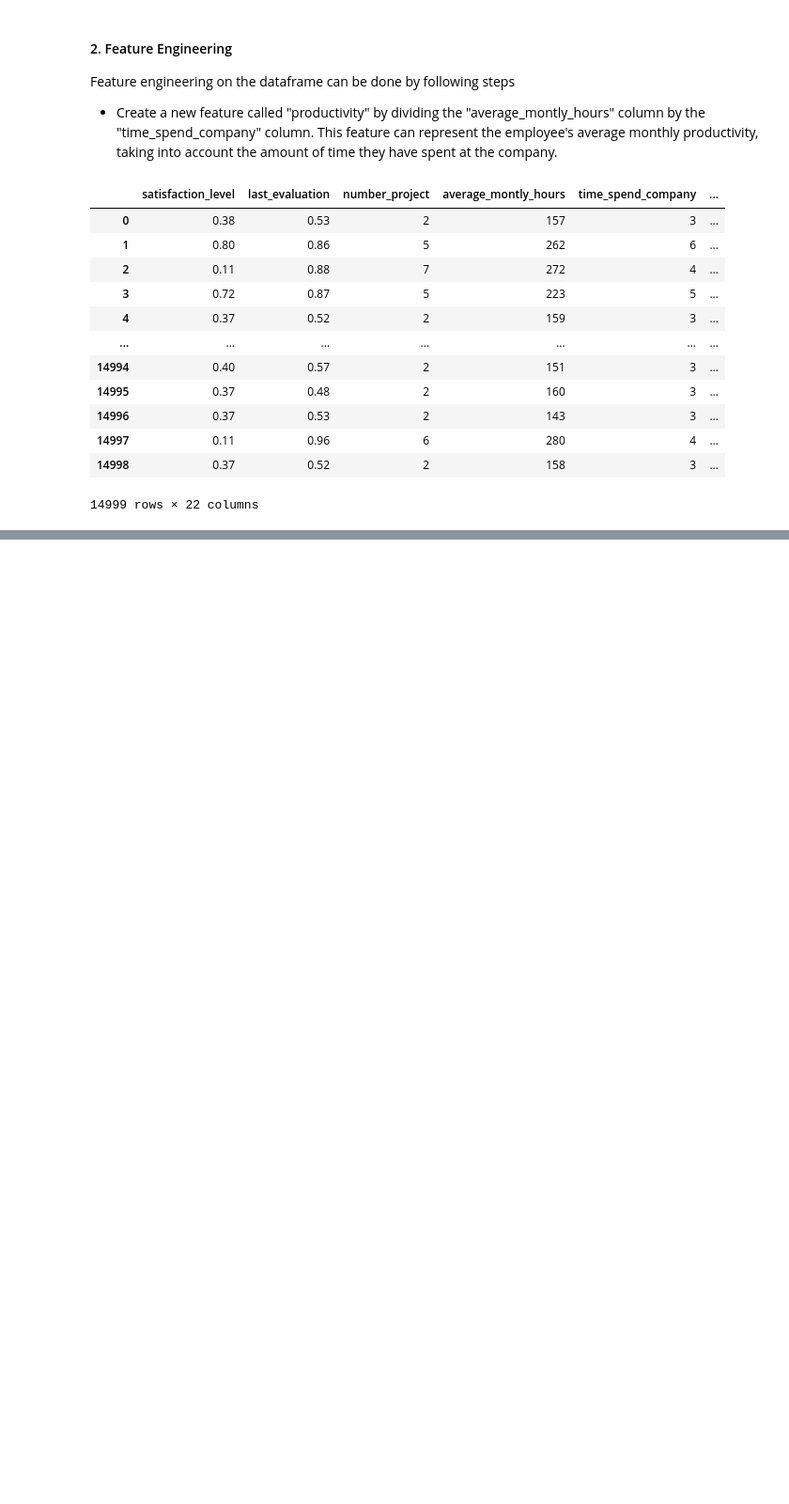
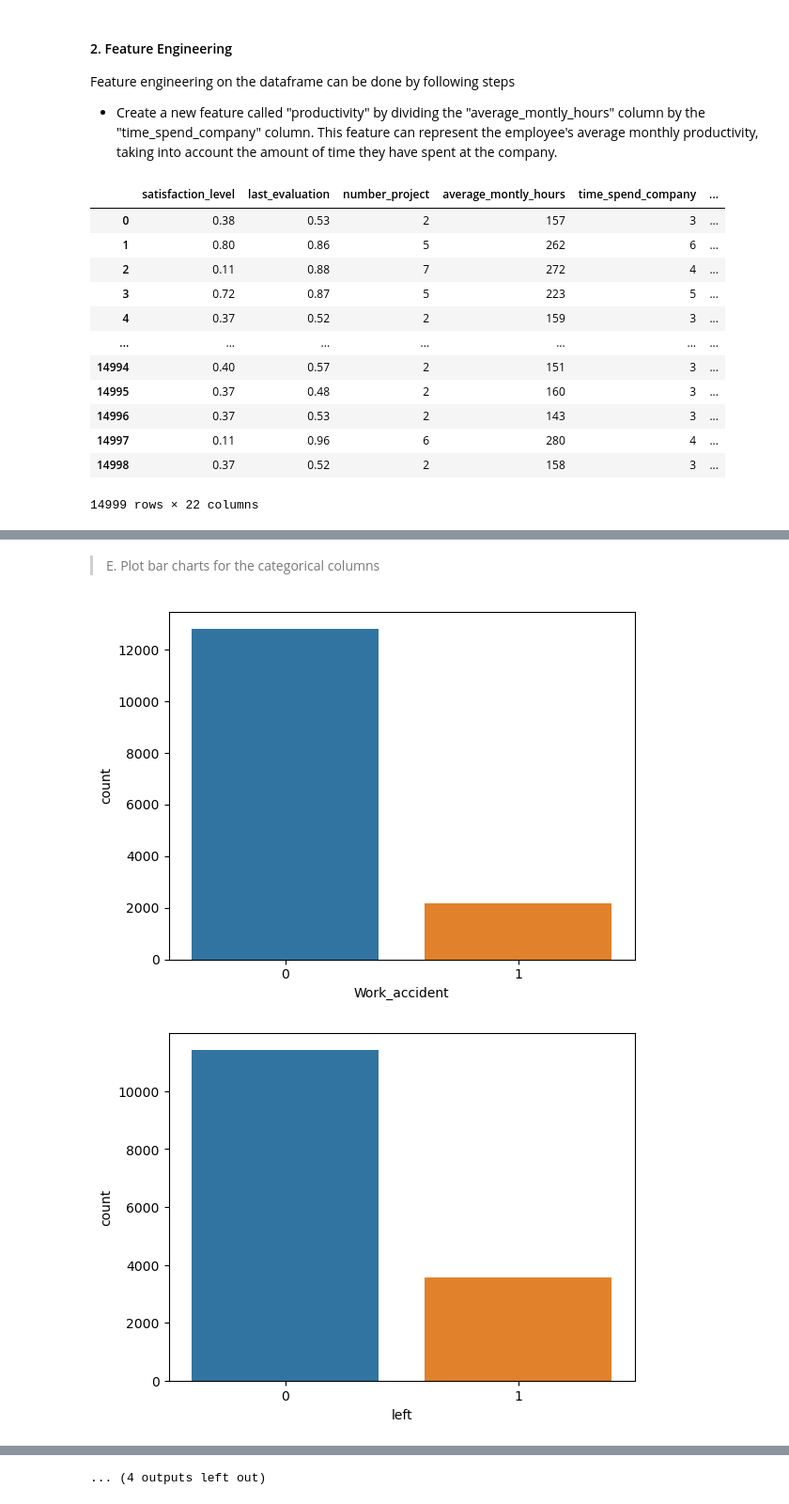
Before and after one commit to Suraj520/data-science, a Jupyter notebook: 03-case-studies/01-employee-retention/notebook.ipynb, the cells around one changed output, grey strips where cells are left out. Shown at 94% size. Cells and saved outputs as stored; diff of their text form; code cells hidden in the pictures; blank space fills up the shorter version.

```diff
--- a/03-case-studies/01-employee-retention/notebook.ipynb
+++ b/03-case-studies/01-employee-retention/notebook.ipynb
@@ -65,0 +133,15 @@ df
+# %% [markdown]
+> E. Plot bar charts for the categorical columns
+# %%
+# Plot bar charts of categorical columns
+cat_cols = ['Work_accident', 'left', 'promotion_last_5years', 'Department_IT', 'Department_RandD',
+            'Department_accounting', 'Department_hr', 'Department_management', 'Department_marketing',
+            'Department_product_mng', 'Department_sales', 'Department_support', 'Department_technical',
+            'salary_high', 'salary_low', 'salary_medium']
+
+for col in cat_cols:
+    sns.countplot(x=col, data=df)
+    plt.show()
+# %% [output]
+[figure, added]
+[figure, added]
@@ -65,0 +158 @@ df
+... (4 outputs left out)
```
Also changed, not shown: parts of 18 cells of this notebook.
